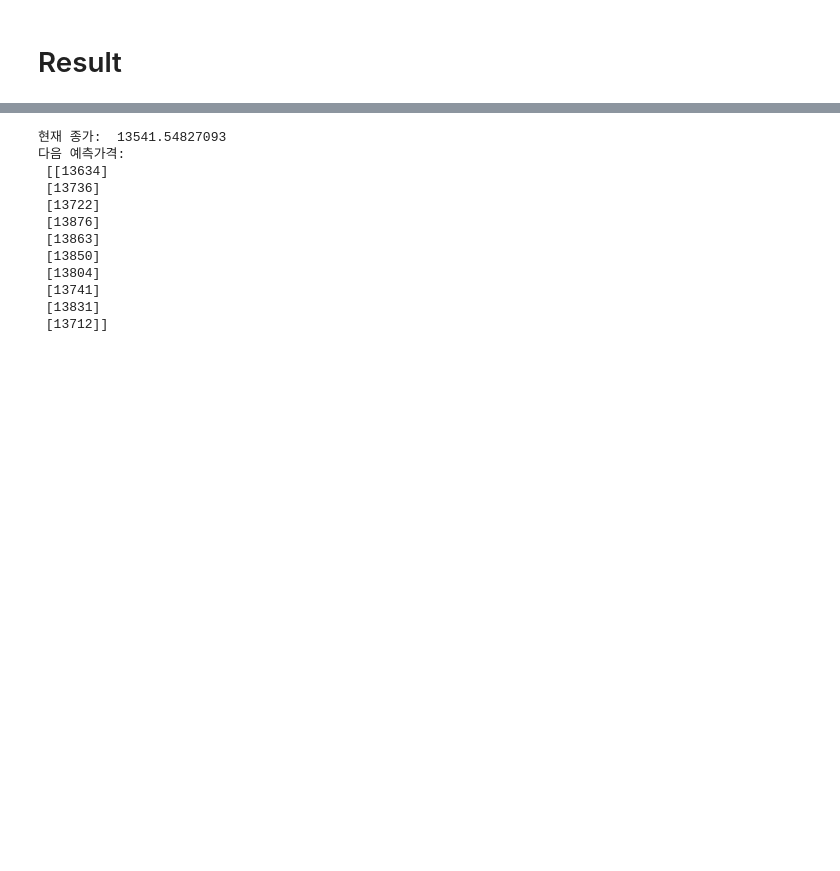
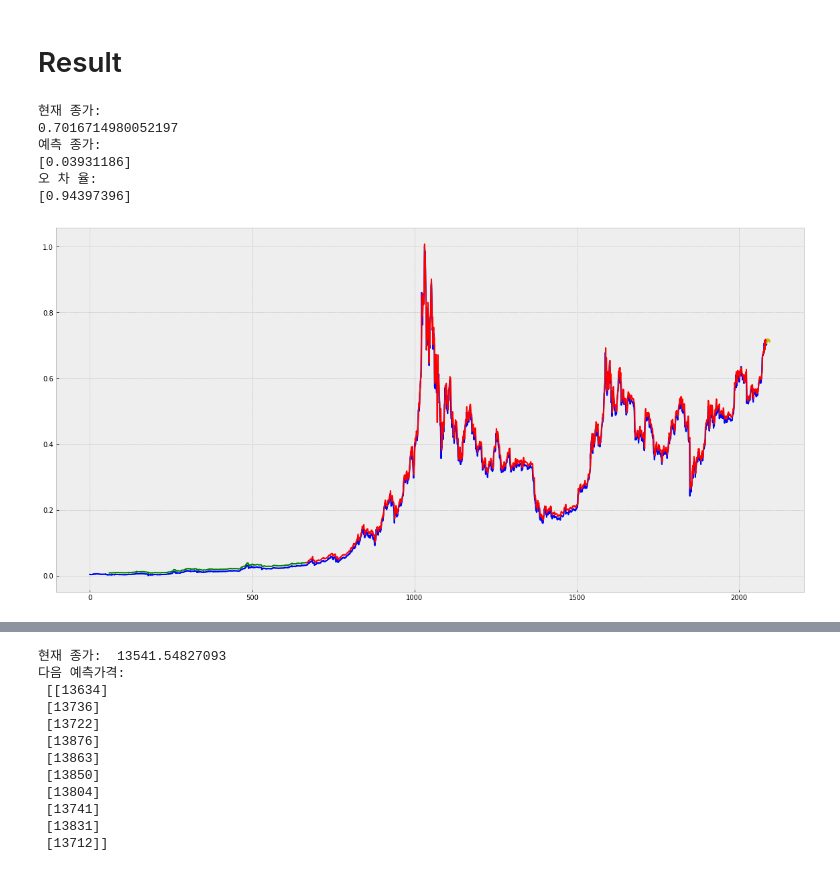
Before and after one commit to csgm2328/Emily, a Jupyter notebook: LSTM_Prediction.ipynb, the cells around one changed output, grey strips where cells are left out. Drawn from its saved outputs; the diff is of its cells as text; code cells hidden in the pictures; blank space fills up the shorter version.

```diff
--- a/LSTM_Prediction.ipynb
+++ b/LSTM_Prediction.ipynb
@@ -329,6 +329,23 @@ for i in range(predict_day):
 real_after_pred = scaler.inverse_transform(after_pred)
 # %% [markdown]
 # Result
+# %%
+#학습결과 그래프
+plt.figure(figsize=(20,10))
+plt.plot(price)
+
+plt.plot(np.arange(0, len(price),1), price, color='b')
+plt.plot(np.arange(window_size, split_pt, 1), test_pred, color='g')
+plt.plot(np.arange(split_pt, split_pt + len(train_pred), 1), train_pred, color='r')
+plt.plot(np.arange(len(price), len(price) + len(after_pred), 1), after_pred, color='y')
+# %% [output]
+현재 종가:
+0.7016714980052197
+예측 종가:
+[0.03931186]
+오 차 율:
+[0.94397396]
+[figure, added]
 # %%
 trace = go.Scatter(x=np.arange(0,len(price),1), y=price,
 mode = 'lines', name='actual')
```
